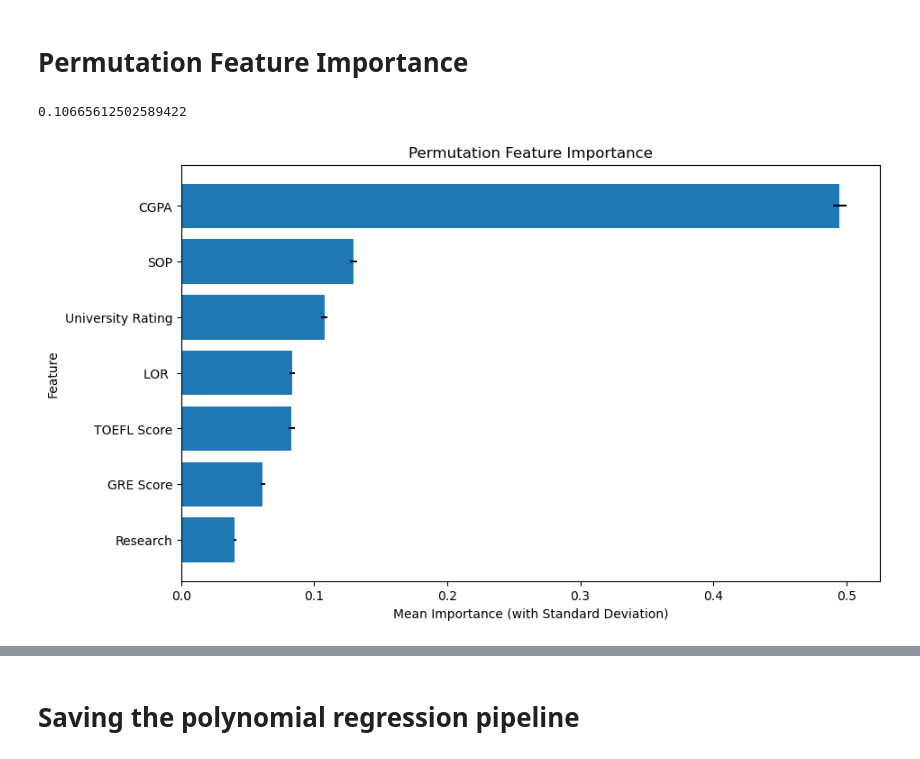
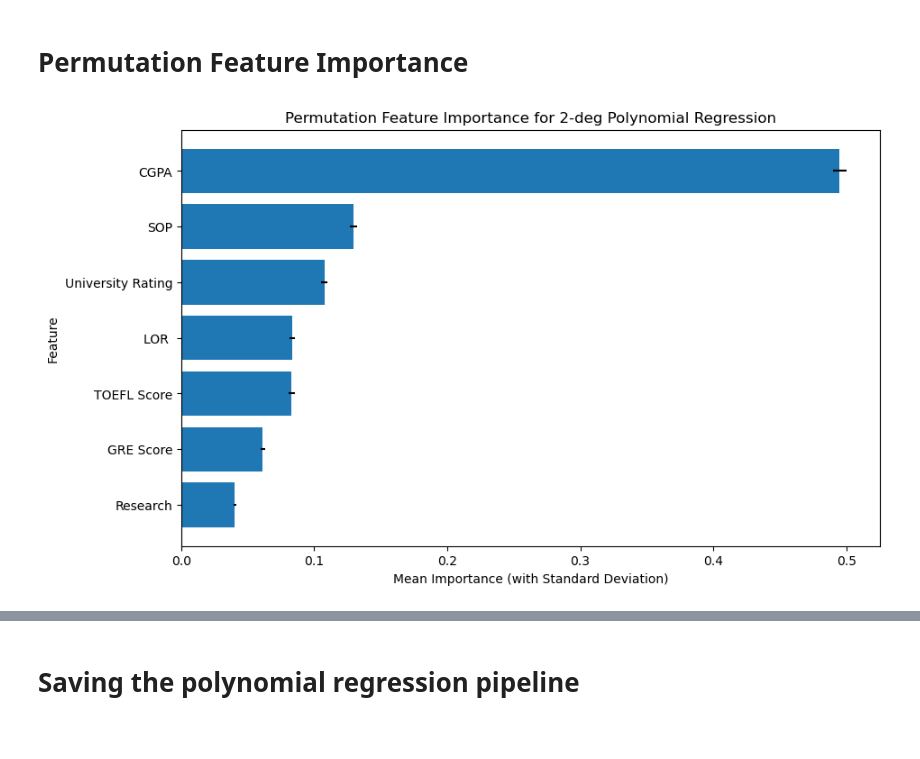
Before and after one commit to SujanNeupane42/DATA-601-Group-Project, a Jupyter notebook: modelling.ipynb, the cells around one changed output, grey strips where cells are left out. Cells and saved outputs as stored; diff of their text form; code cells hidden in the pictures.

```diff
--- a/modelling.ipynb
+++ b/modelling.ipynb
@@ -510,29 +512,25 @@ import sklearn
-# %%
-importances.sum()
-# %% [output]
-0.10665612502589422
 # %%
 result = permutation_importance(pipeline, test[features], test[target], n_repeats=100, random_state=42, scoring='neg_mean_absolute_error')
 
 # Extract feature importances and sort them
 importances = result.importances_mean
 
 importances = importances / np.sum(importances)
 
 std = result.importances_std
 features = test[features].columns
 
 # Sort features by importance
 indices = np.argsort(importances)[::-1]
 
 # Plot the results
 plt.figure(figsize=(10, 6))
 plt.barh(range(len(features)), importances[indices], xerr=std[indices], align="center")
 plt.yticks(range(len(features)), [features[i] for i in indices])
 plt.xlabel("Mean Importance (with Standard Deviation)")
 plt.ylabel("Feature")
-plt.title("Permutation Feature Importance")
+plt.title("Permutation Feature Importance for 2-deg Polynomial Regression")
 plt.gca().invert_yaxis()
 plt.show()
 # %% [output]
-[figure, old version]
+[figure, new version]
```
Also changed, not shown: parts of 7 cells of this notebook, 1 other file.
